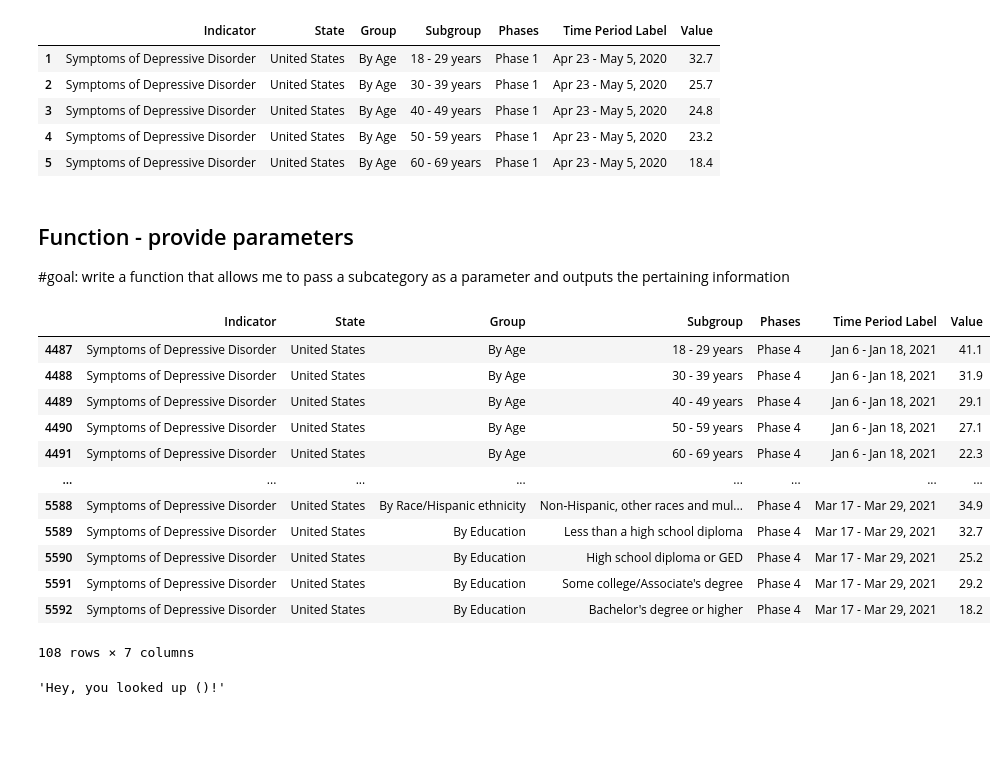
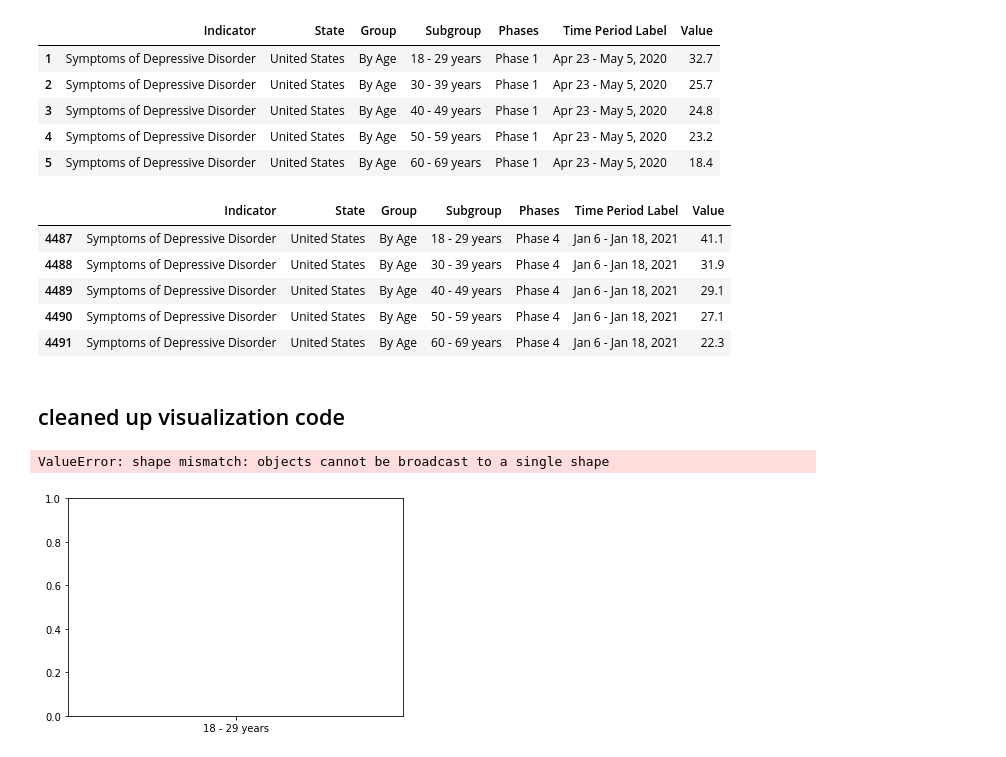
Before and after one commit to lmm2020/EDA-Projects, a Jupyter notebook: Anxiety/EDA_US_Indicators.ipynb, the cells around one changed output. Cells and saved outputs as stored; diff of their text form; code cells hidden in the pictures; blank space fills up the shorter version.

```diff
--- a/Anxiety/EDA_US_Indicators.ipynb
+++ b/Anxiety/EDA_US_Indicators.ipynb
@@ -407,30 +405,19 @@ phases_df[0].head()
 # plt.xticks(rotation= 55)
 # plt.ylabel('Percentage')
 # plt.show()
-# %% [markdown]
-## Function - provide parameters
-
-#goal: write a function that allows me to pass a subcategory as a parameter and outputs the pertaining information
 # %%
 #enter the number of the phase
 phases_df[3]
 
 
 #pull symptoms for depression only
 depression = phases_df[3][phases_df[3]['Indicator'] == 'Symptoms of Depressive Disorder']
 
-depression
+depression.head()
 # %% [output]
 |  | Indicator | State | Group | Subgroup | Phases | Time Period Label | Value |
 | 4487 | Symptoms of Depressive Disorder | United States | By Age | 18 - 29 years | Phase 4 | Jan 6 - Jan 18, 2021 | 41.1 |
 | 4488 | Symptoms of Depressive Disorder | United States | By Age | 30 - 39 years | Phase 4 | Jan 6 - Jan 18, 2021 | 31.9 |
 | 4489 | Symptoms of Depressive Disorder | United States | By Age | 40 - 49 years | Phase 4 | Jan 6 - Jan 18, 2021 | 29.1 |
 | 4490 | Symptoms of Depressive Disorder | United States | By Age | 50 - 59 years | Phase 4 | Jan 6 - Jan 18, 2021 | 27.1 |
 | 4491 | Symptoms of Depressive Disorder | United States | By Age | 60 - 69 years | Phase 4 | Jan 6 - Jan 18, 2021 | 22.3 |
-| ... | ... | ... | ... | ... | ... | ... | ... |
-| 5588 | Symptoms of Depressive Disorder | United States | By Race/Hispanic ethnicity | Non-Hispanic, other races and mul... | Phase 4 | Mar 17 - Mar 29, 2021 | 34.9 |
-| 5589 | Symptoms of Depressive Disorder | United States | By Education | Less than a high school diploma | Phase 4 | Mar 17 - Mar 29, 2021 | 32.7 |
-| 5590 | Symptoms of Depressive Disorder | United States | By Education | High school diploma or GED | Phase 4 | Mar 17 - Mar 29, 2021 | 25.2 |
-| 5591 | Symptoms of Depressive Disorder | United States | By Education | Some college/Associate's degree | Phase 4 | Mar 17 - Mar 29, 2021 | 29.2 |
-| 5592 | Symptoms of Depressive Disorder | United States | By Education | Bachelor's degree or higher | Phase 4 | Mar 17 - Mar 29, 2021 | 18.2 |
-108 rows × 7 columns
@@ -443,5 +424,2 @@ def lookup_indicator(*kwargs):
-# %%
-#call the function and pass any argument (need to decide which args)
-lookup_indicator()
-# %% [output]
-'Hey, you looked up ()!'
+# %% [markdown]
+## cleaned up visualization code
@@ -447,0 +432,19 @@ lookup_indicator()
+# %%
+#prepare the data to plot
+age_groups = sub_array
+percentage = percent
+
+#create bar chart
+plt.bar(age_groups, percentage)
+
+#adjust labels
+plt.title('TITLE')
+plt.xlabel('AGES')
+plt.xticks(rotation= 90)
+plt.ylabel('Percent')
+
+#show plot
+plt.show()
+# %% [output]
+ValueError: shape mismatch: objects cannot be broadcast to a single shape
+[figure, added]
```
Also changed, not shown: parts of 8 cells of this notebook, 1 other file.
